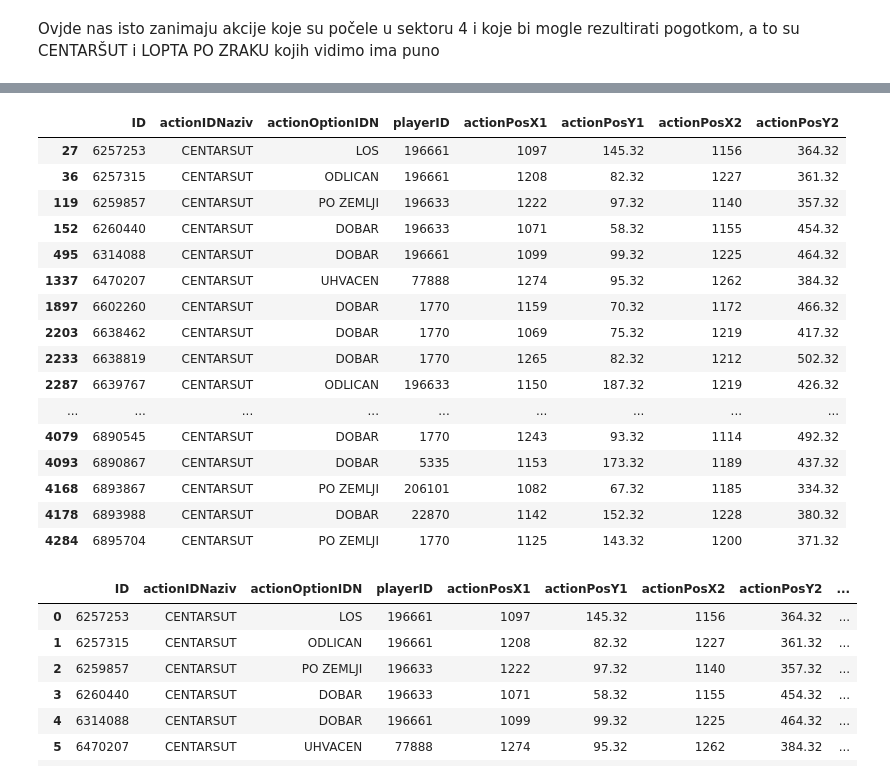
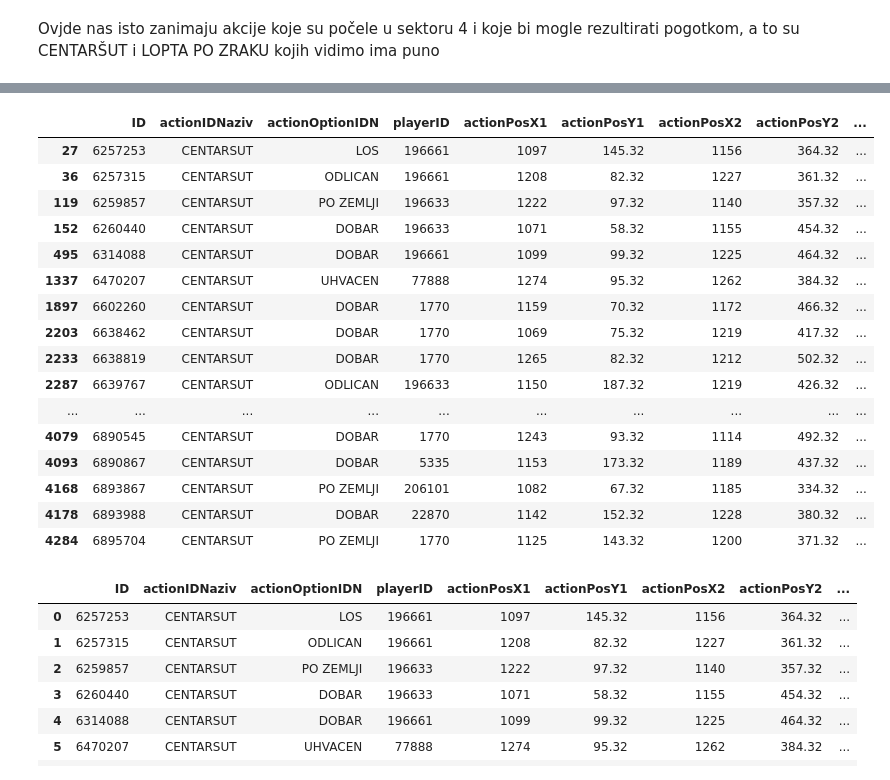
Before and after one commit to hrvatskibogmars/brainstormers, a Jupyter notebook: analysis/techo_notebooks/Klasteriranje/Eintracht/Klasteriranje_drugi_put/Exploring data in cluster1 and cluster0 - Eintracht.ipynb, the cells around one changed output, grey strips where cells are left out. Cells and saved outputs as stored; diff of their text form; code cells hidden in the pictures.

```diff
--- a/analysis/techo_notebooks/Klasteriranje/Eintracht/Klasteriranje_drugi_put/Exploring data in cluster1 and cluster0 - Eintracht.ipynb
+++ b/analysis/techo_notebooks/Klasteriranje/Eintracht/Klasteriranje_drugi_put/Exploring data in cluster1 and cluster0 - Eintracht.ipynb
@@ -173,27 +173,27 @@ UHVACENA LOPTA                           7
 dtype: int64
 # %%
 dfRelAkcije1 = dfStartSektor4[['ID', 'actionIDNaziv', 'actionOptionIDN', 'playerID', 'actionPosX1', 'actionPosY1', 'actionPosX2',
-                              'actionPosY2']]
+                              'actionPosY2', 'domaci', 'gosti']]
 dfRelAkcije3 = dfRelAkcije1[(dfRelAkcije1['actionIDNaziv'] == 'CENTARSUT')]
 dfRelAkcije3
 # %% [output]
-|  | ID | actionIDNaziv | actionOptionIDN | playerID | actionPosX1 | actionPosY1 | actionPosX2 | actionPosY2 |
-| 27 | 6257253 | CENTARSUT | LOS | 196661 | 1097 | 145.32 | 1156 | 364.32 |
-| 36 | 6257315 | CENTARSUT | ODLICAN | 196661 | 1208 | 82.32 | 1227 | 361.32 |
-| 119 | 6259857 | CENTARSUT | PO ZEMLJI | 196633 | 1222 | 97.32 | 1140 | 357.32 |
-| 152 | 6260440 | CENTARSUT | DOBAR | 196633 | 1071 | 58.32 | 1155 | 454.32 |
-| 495 | 6314088 | CENTARSUT | DOBAR | 196661 | 1099 | 99.32 | 1225 | 464.32 |
-| 1337 | 6470207 | CENTARSUT | UHVACEN | 77888 | 1274 | 95.32 | 1262 | 384.32 |
-| 1897 | 6602260 | CENTARSUT | DOBAR | 1770 | 1159 | 70.32 | 1172 | 466.32 |
-| 2203 | 6638462 | CENTARSUT | DOBAR | 1770 | 1069 | 75.32 | 1219 | 417.32 |
-| 2233 | 6638819 | CENTARSUT | DOBAR | 1770 | 1265 | 82.32 | 1212 | 502.32 |
-| 2287 | 6639767 | CENTARSUT | ODLICAN | 196633 | 1150 | 187.32 | 1219 | 426.32 |
-| ... | ... | ... | ... | ... | ... | ... | ... | ... |
-| 4079 | 6890545 | CENTARSUT | DOBAR | 1770 | 1243 | 93.32 | 1114 | 492.32 |
-| 4093 | 6890867 | CENTARSUT | DOBAR | 5335 | 1153 | 173.32 | 1189 | 437.32 |
-| 4168 | 6893867 | CENTARSUT | PO ZEMLJI | 206101 | 1082 | 67.32 | 1185 | 334.32 |
-| 4178 | 6893988 | CENTARSUT | DOBAR | 22870 | 1142 | 152.32 | 1228 | 380.32 |
-| 4284 | 6895704 | CENTARSUT | PO ZEMLJI | 1770 | 1125 | 143.32 | 1200 | 371.32 |
+|  | ID | actionIDNaziv | actionOptionIDN | playerID | actionPosX1 | actionPosY1 | actionPosX2 | actionPosY2 | ... |
+| 27 | 6257253 | CENTARSUT | LOS | 196661 | 1097 | 145.32 | 1156 | 364.32 | ... |
+| 36 | 6257315 | CENTARSUT | ODLICAN | 196661 | 1208 | 82.32 | 1227 | 361.32 | ... |
+| 119 | 6259857 | CENTARSUT | PO ZEMLJI | 196633 | 1222 | 97.32 | 1140 | 357.32 | ... |
+| 152 | 6260440 | CENTARSUT | DOBAR | 196633 | 1071 | 58.32 | 1155 | 454.32 | ... |
+| 495 | 6314088 | CENTARSUT | DOBAR | 196661 | 1099 | 99.32 | 1225 | 464.32 | ... |
+| 1337 | 6470207 | CENTARSUT | UHVACEN | 77888 | 1274 | 95.32 | 1262 | 384.32 | ... |
+| 1897 | 6602260 | CENTARSUT | DOBAR | 1770 | 1159 | 70.32 | 1172 | 466.32 | ... |
+| 2203 | 6638462 | CENTARSUT | DOBAR | 1770 | 1069 | 75.32 | 1219 | 417.32 | ... |
+| 2233 | 6638819 | CENTARSUT | DOBAR | 1770 | 1265 | 82.32 | 1212 | 502.32 | ... |
+| 2287 | 6639767 | CENTARSUT | ODLICAN | 196633 | 1150 | 187.32 | 1219 | 426.32 | ... |
+| ... | ... | ... | ... | ... | ... | ... | ... | ... | ... |
+| 4079 | 6890545 | CENTARSUT | DOBAR | 1770 | 1243 | 93.32 | 1114 | 492.32 | ... |
+| 4093 | 6890867 | CENTARSUT | DOBAR | 5335 | 1153 | 173.32 | 1189 | 437.32 | ... |
+| 4168 | 6893867 | CENTARSUT | PO ZEMLJI | 206101 | 1082 | 67.32 | 1185 | 334.32 | ... |
+| 4178 | 6893988 | CENTARSUT | DOBAR | 22870 | 1142 | 152.32 | 1228 | 380.32 | ... |
+| 4284 | 6895704 | CENTARSUT | PO ZEMLJI | 1770 | 1125 | 143.32 | 1200 | 371.32 | ... |
 # %%
 dfEintrachtP = pd.read_csv("eintrachtP.csv", sep=',')
 dfRelAkcije4 = pd.merge(dfRelAkcije3, dfEintrachtP, left_on='playerID', right_on='playerID', how='left')
```
Also changed, not shown: parts of 1 cell of this notebook, 7 other files.
